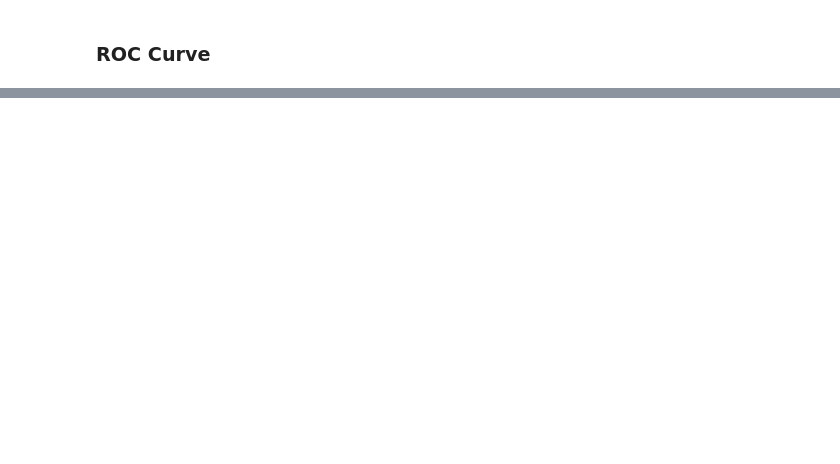
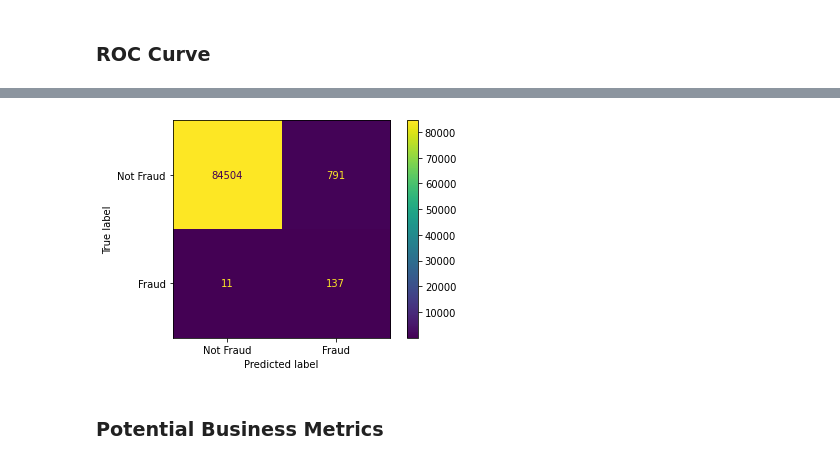
Before and after one commit to samarakoon-ryan/creditcard-fraud-detection, a Jupyter notebook: project.ipynb, the cells around one changed output, grey strips where cells are left out. Drawn from its saved outputs; the diff is of its cells as text; code cells hidden in the pictures; blank space fills up the shorter version.

```diff
--- a/project.ipynb
+++ b/project.ipynb
@@ -303,0 +315,12 @@ weighted avg       1.00      1.00      1.00      1753
+# %%
+# Confusion Matrix for logistic regression model after using optimal threshold
+
+lr_cm_thresh = confusion_matrix(y_test, y_pred)
+lr_thresh_disp = ConfusionMatrixDisplay(confusion_matrix=lr_cm_thresh,
+                                    display_labels=['Not Fraud', 'Fraud'])
+lr_thresh_disp.plot()
+plt.show()
+# %% [output]
+[figure, added]
+# %% [markdown]
+### Potential Business Metrics
```
Also changed, not shown: parts of 34 cells of this notebook.
